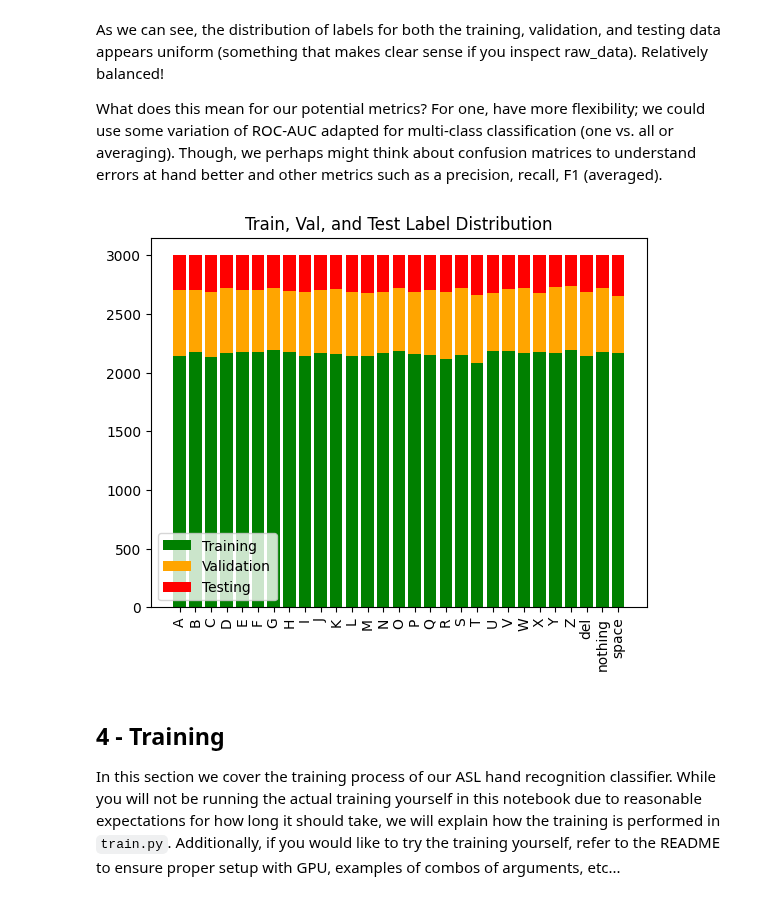
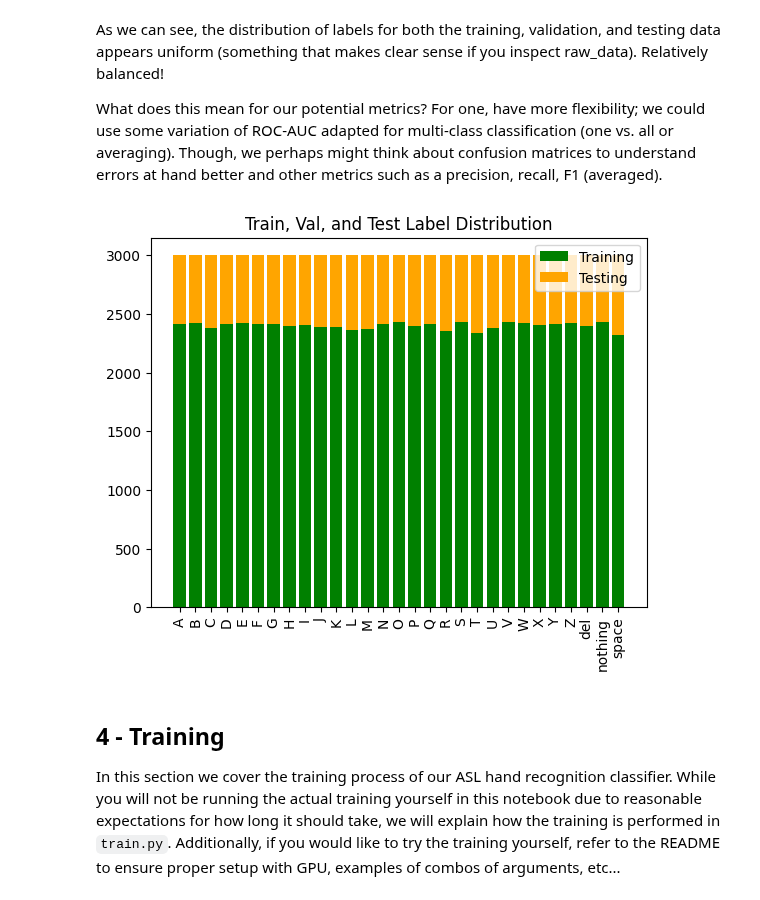
Before and after one commit to Joeshmoe03/ASL-classification, a Jupyter notebook: end_to_end.ipynb, the cells around one changed output. Drawn from its saved outputs; the diff is of its cells as text; code cells hidden in the pictures.

```diff
--- a/end_to_end.ipynb
+++ b/end_to_end.ipynb
@@ -116,7 +109,7 @@ def transformTrainData(image, label):
     image = tf.image.convert_image_dtype(image, tf.float32)
     return image, label
 
-def transformValTestData(image, label):
+def transformTestData(image, label):
     '''
     See the documentation for tf.image for more information on the transformations:
     https://www.tensorflow.org/api_docs/python/tf/image
@@ -127,8 +120,7 @@ def transformValTestData(image, label):
 # %%
 # Apply transformations to the data
 train_dataset = train_dataset.map(transformTrainData)
-val_dataset = val_dataset.map(transformValTestData)
-test_dataset = test_dataset.map(transformValTestData)
+val_dataset = val_dataset.map(transformTestData)
 # %% [markdown]
 ## **3 - Data Exploration**
 
@@ -162,7 +154,7 @@ def plotImages(images, labels, n_col=3, n_row=3, seed=42, color='viridis', label
 # %% [markdown]
 Let's inspect that the images themselves are correct. It appears that there is a nice balance of images with variable lighting, position, scale (more representative data of an in real life scenario perhaps?).
 # %%
-batch = test_dataset.take(1)
+batch = val_dataset.take(1)
 images, labels = next(iter(batch))
 
 # Plot the images
@@ -203,8 +195,7 @@ class ASLDataPaths():
 Now we can actually perform some hypothetical splittings for our data. This will not be exactly the same as how we split using the previous .take() and .skip() for the Dataset, but with the same train/val/test split proportions, it is a good enough approximation if we are not actually training on these splittings.
 # %%
 X_path, y = ASLDataPaths(data_dir = train_data).fetch_paths()
-X_train_path, X_test_path, y_train, y_test = train_test_split(X_path, y, test_size=test_split, random_state=random_seed, shuffle=True)
-X_train_path, X_val_path, y_train, y_val = train_test_split(X_train_path, y_train, test_size=val_split, random_state=random_seed, shuffle=True)
+X_train_path, X_test_path, y_train, y_test = train_test_split(X_path, y, test_size=val_split, random_state=random_seed, shuffle=True)
 # %% [markdown]
 As we can see, the distribution of labels for both the training, validation, and testing data appears uniform (something that makes clear sense if you inspect raw_data). Relatively balanced!
 
@@ -212,21 +203,19 @@ What does this mean for our potential metrics? For one, have more flexibility; w
 # %%
 # Let's check how balanced the training dataset is
 unique_labels_train, label_counts_train = np.unique(y_train, return_counts=True)
-unique_labels_val, label_counts_val = np.unique(y_val, return_counts=True)
 unique_labels_test, label_counts_test = np.unique(y_test, return_counts=True)
 
 # Plot the distribution of the labels
 plt.title('Train, Val, and Test Label Distribution')
 plt.bar(unique_labels_train, label_counts_train, color='green')
-plt.bar(unique_labels_val, label_counts_val, color='orange', bottom=label_counts_train)
-plt.bar(unique_labels_test, label_counts_test, color='red', bottom=label_counts_train + label_counts_val)
+plt.bar(unique_labels_test, label_counts_test, color='orange', bottom=label_counts_train)
 
 # Other plot parameters
-plt.legend(['Training', 'Validation', 'Testing'])
+plt.legend(['Training', 'Testing'])
 plt.xticks(rotation=90)
 plt.show()
 # %% [output]
-[figure, old version]
+[figure, new version]
 # %% [markdown]
 ## **4 - Training**
 
```
Also changed, not shown: parts of 11 cells of this notebook, 7 other files.
